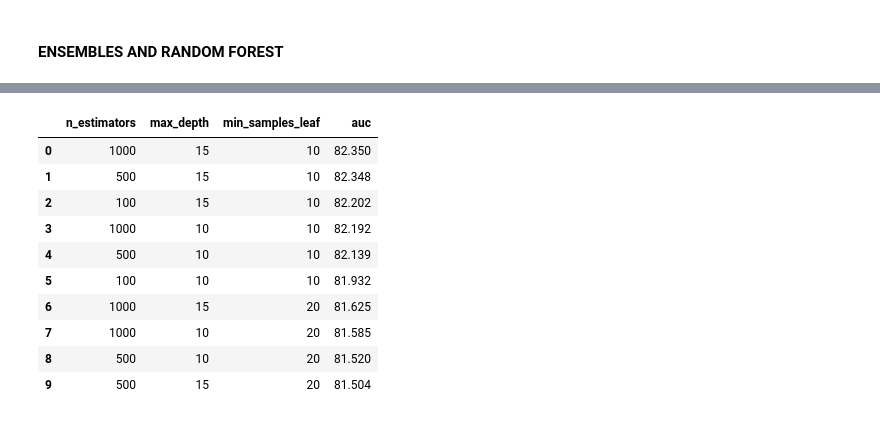
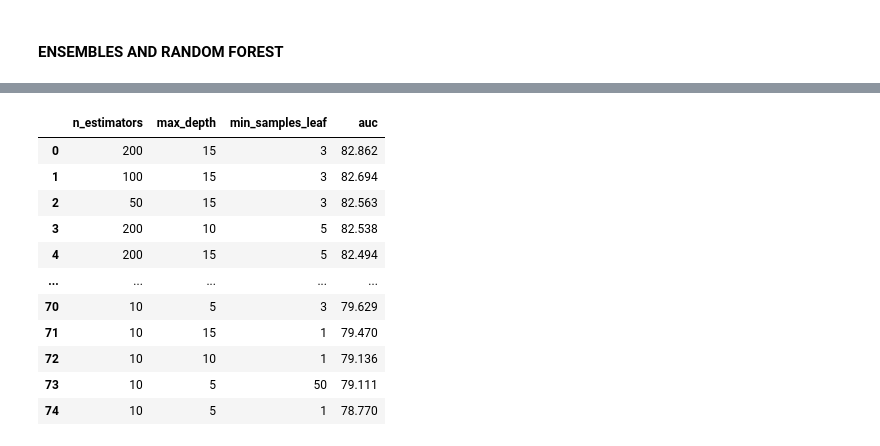
Before and after one commit to niltonPegass/ML_zoomcamp, a Jupyter notebook: ML_zoomcamp/06_trees/homework_trees.ipynb, the cells around one changed output, grey strips where cells are left out. Drawn from its saved outputs; the diff is of its cells as text; code cells hidden in the pictures.

```diff
--- a/ML_zoomcamp/06_trees/homework_trees.ipynb
+++ b/ML_zoomcamp/06_trees/homework_trees.ipynb
@@ -527,8 +537,12 @@ DecisionTreeClassifier(max_depth=6, min_samples_leaf=15)
 # %%
+from sklearn.ensemble import RandomForestClassifier
+
 scores = []
 
-for n in range(10, 1001, 10):
-    rf = RandomForestClassifier(n_estimators=n, random_state=1)
+for n in range(10, 1001, 50):
+    rf = RandomForestClassifier(n_estimators=n,
+                                random_state=1,
+                                n_jobs=-1)
     rf.fit(X_train, y_train)
 
     y_pred = rf.predict_proba(X_val)[:, 1]
@@ -545,10 +574,13 @@ plt.plot(df_scores.n_estimators, df_scores.auc)
 # %%
 scores = []
 
-for d in [5, 10, 15]:
-    for n in range(10, 201, 10):
+max_depth_list = [5, 10, 15]
+
+for d in max_depth_list:
+    for n in range(10, 300, 10):
         rf = RandomForestClassifier(n_estimators=n,
                                     max_depth=d,
+                                    n_jobs=-1,
                                     random_state=1)
         rf.fit(X_train, y_train)
 
@@ -561,7 +593,7 @@ columns = ['max_depth', 'n_estimators', 'auc']
 df_scores = pd.DataFrame(scores, columns=columns)
 df_scores.head()
 
-for d in [5, 10, 15]:
+for d in max_depth_list:
     df_subset = df_scores[df_scores.max_depth == d]
 
     plt.plot(df_subset.n_estimators, df_subset.auc,
@@ -574,30 +610,36 @@ plt.legend()
 # %%
-from sklearn.ensemble import RandomForestClassifier
 from IPython.display import clear_output
 
 
-ne = [10, 100, 500, 1000]
-md = [4, 5, 6, 10, 15]
-msl = [10, 20, 100, 500]
+n_estimators_list = [10, 20, 50, 100, 200]
+max_depth_list = [5, 10, 15]
+min_samples_leaf_list = [1, 3, 5, 10, 50]
+
 scores = []
+best_params = []
+best_auc = 0
+model_count = 1
 
-number_of_models = len(ne) * len(md) * len(msl)
-model_count = 0
+number_of_models = len(n_estimators_list) * len(max_depth_list) * len(min_samples_leaf_list)
 print(f'Training {number_of_models} models...')
 
-for p in msl:
-    for m in md:
-        for n in ne:
+for msl in min_samples_leaf_list:
+    for md in max_depth_list:
+        for nest in n_estimators_list:
+
+            clear_output(wait=True)
+
             print('TRAINING MODEL...')
-            print(f'[ {model_count} // {number_of_models} ]')
+            print(f'[ {(model_count / number_of_models):.2%} >> {model_count} // {number_of_models} ]')
             print()
-            print(f'n_estimators: {n}')
-            print(f'max_depth: {m}')
-            print(f'min_samples_leaf: {p}')
+            print(f'n_estimators: {nest}')
+            print(f'max_depth: {md}')
+            print(f'min_samples_leaf: {msl}')
+            print()
 
-            rforest = RandomForestClassifier(n_estimators=n,
-                                             max_depth=m,
-                                             min_samples_leaf=p,
+            rforest = RandomForestClassifier(n_estimators=nest,
+                                             max_depth=md,
+                                             min_samples_leaf=msl,
                                              n_jobs=-1,
                                              random_state=1)
             rforest.fit(X_train, y_train)
@@ -605,11 +647,20 @@ for p in msl:
             y_pred = rforest.predict_proba(X_val)[:, 1]
             auc = roc_auc_score(y_val, y_pred) * 100
 
-            scores.append((n, m, p, auc))
+            scores.append((nest, md, msl, auc))
             model_count += 1
-            clear_output(wait=True)
+
+            if auc > best_auc:
+                best_auc = auc
+                best_params = [nest, md, msl]
+
 
 df_scores = pd.DataFrame(scores, columns=['n_estimators', 'max_depth', 'min_samples_leaf', 'auc'])
 df_scores = df_scores.sort_values('auc', ascending=False).reset_index(drop=True)
-df_scores.round(3).head(10)
+
+print('BEST PARAMETERS')
+print(f'n_estimators: {best_params[0]}')
+print(f'max_depth: {best_params[1]}')
+print(f'min_samples_leaf: {best_params[2]}')
+df_scores.round(3)
 # %% [output]
@@ -616,11 +678,12 @@ df_scores.round(3).head(10)
 |  | n_estimators | max_depth | min_samples_leaf | auc |
-| 0 | 1000 | 15 | 10 | 82.350 |
-| 1 | 500 | 15 | 10 | 82.348 |
-| 2 | 100 | 15 | 10 | 82.202 |
-| 3 | 1000 | 10 | 10 | 82.192 |
-| 4 | 500 | 10 | 10 | 82.139 |
-| 5 | 100 | 10 | 10 | 81.932 |
-| 6 | 1000 | 15 | 20 | 81.625 |
-| 7 | 1000 | 10 | 20 | 81.585 |
-| 8 | 500 | 10 | 20 | 81.520 |
-| 9 | 500 | 15 | 20 | 81.504 |
+| 0 | 200 | 15 | 3 | 82.862 |
+| 1 | 100 | 15 | 3 | 82.694 |
+| 2 | 50 | 15 | 3 | 82.563 |
+| 3 | 200 | 10 | 5 | 82.538 |
+| 4 | 200 | 15 | 5 | 82.494 |
+| ... | ... | ... | ... | ... |
+| 70 | 10 | 5 | 3 | 79.629 |
+| 71 | 10 | 15 | 1 | 79.470 |
+| 72 | 10 | 10 | 1 | 79.136 |
+| 73 | 10 | 5 | 50 | 79.111 |
+| 74 | 10 | 5 | 1 | 78.770 |
```
Also changed, not shown: parts of 12 cells of this notebook.
